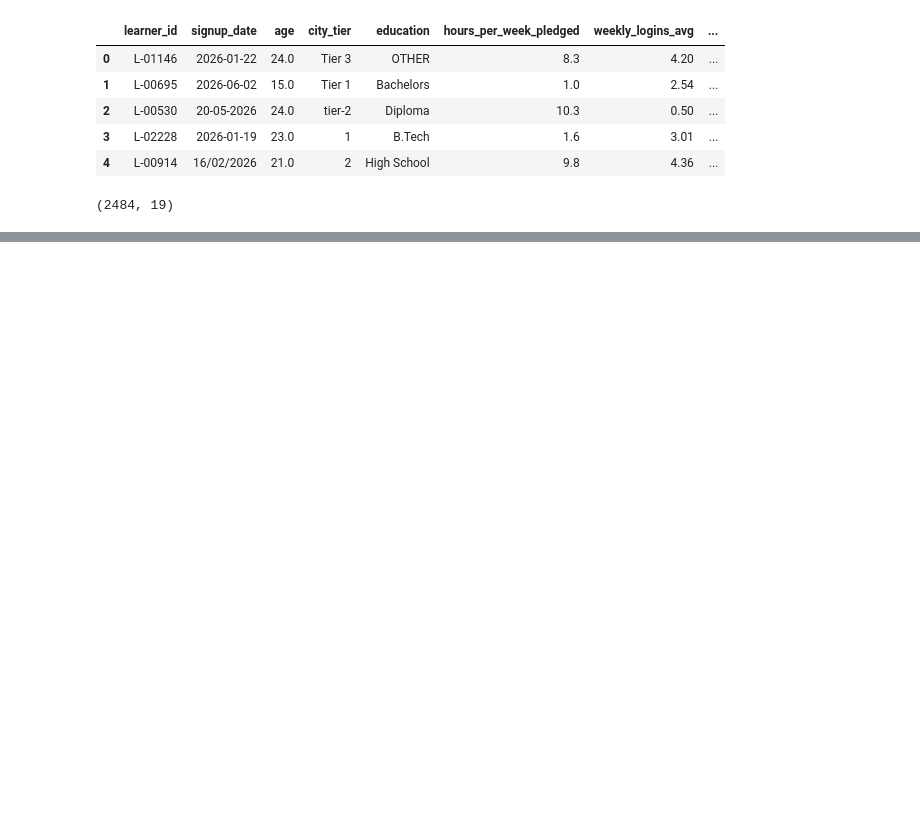
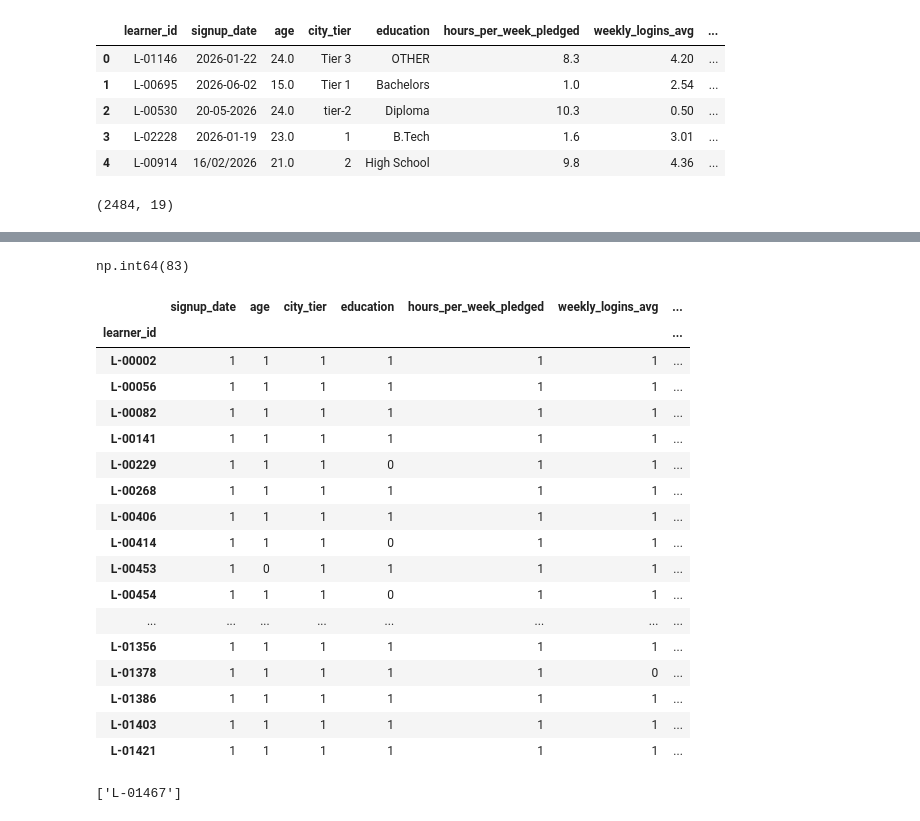
Before and after one commit to Prototype361/Course-completion-predictor, a Jupyter notebook: Notebooks/ML_Assignment.ipynb, the cells around one changed output, grey strips where cells are left out. Saved outputs shown, nothing was run; the diff lists cells and outputs as text; code cells hidden in the pictures; blank space fills up the shorter version.

```diff
--- a/Notebooks/ML_Assignment.ipynb
+++ b/Notebooks/ML_Assignment.ipynb
@@ -14,3 +17,6 @@ train_df.head()
 train_df.shape
 # %% [output]
 (2484, 19)
+# %%
+train_df = pd.read_csv("cohort_train.csv")
+train_df.columns
@@ -25,0 +298,4 @@ Index(['learner_id', 'signup_date', 'age', 'city_tier', 'education',
+# %%
+duplicate_ids = train_df[train_df["learner_id"].duplicated(keep=False)].sort_values("learner_id")
+
+duplicate_ids[["learner_id", "age", "education", "completed_course"]].head(30)
@@ -25,0 +320,37 @@ Index(['learner_id', 'signup_date', 'age', 'city_tier', 'education',
+# %%
+train_df.duplicated().sum()
+# %% [output]
+np.int64(83)
+# %%
+duplicate_ids.groupby("learner_id").nunique().sort_values(
+    by="learner_id"
+).head(50)
+# %% [output]
+|  | signup_date | age | city_tier | education | hours_per_week_pledged | weekly_logins_avg | ... |
+| learner_id |  |  |  |  |  |  | ... |
+| L-00002 | 1 | 1 | 1 | 1 | 1 | 1 | ... |
+| L-00056 | 1 | 1 | 1 | 1 | 1 | 1 | ... |
+| L-00082 | 1 | 1 | 1 | 1 | 1 | 1 | ... |
+| L-00141 | 1 | 1 | 1 | 1 | 1 | 1 | ... |
+| L-00229 | 1 | 1 | 1 | 0 | 1 | 1 | ... |
+| L-00268 | 1 | 1 | 1 | 1 | 1 | 1 | ... |
+| L-00406 | 1 | 1 | 1 | 1 | 1 | 1 | ... |
+| L-00414 | 1 | 1 | 1 | 0 | 1 | 1 | ... |
+| L-00453 | 1 | 0 | 1 | 1 | 1 | 1 | ... |
+| L-00454 | 1 | 1 | 1 | 0 | 1 | 1 | ... |
+| ... | ... | ... | ... | ... | ... | ... | ... |
+| L-01356 | 1 | 1 | 1 | 1 | 1 | 1 | ... |
+| L-01378 | 1 | 1 | 1 | 1 | 1 | 0 | ... |
+| L-01386 | 1 | 1 | 1 | 1 | 1 | 1 | ... |
+| L-01403 | 1 | 1 | 1 | 1 | 1 | 1 | ... |
+| L-01421 | 1 | 1 | 1 | 1 | 1 | 1 | ... |
+# %%
+conflicting_ids = []
+
+for learner_id, group in duplicate_ids.groupby("learner_id"):
+    if group.drop(columns=["learner_id"]).nunique(dropna=False).max() > 1:
+        conflicting_ids.append(learner_id)
+
+conflicting_ids
+# %% [output]
+['L-01467']
```
Also changed, not shown: parts of 35 cells of this notebook, 1 other file.
